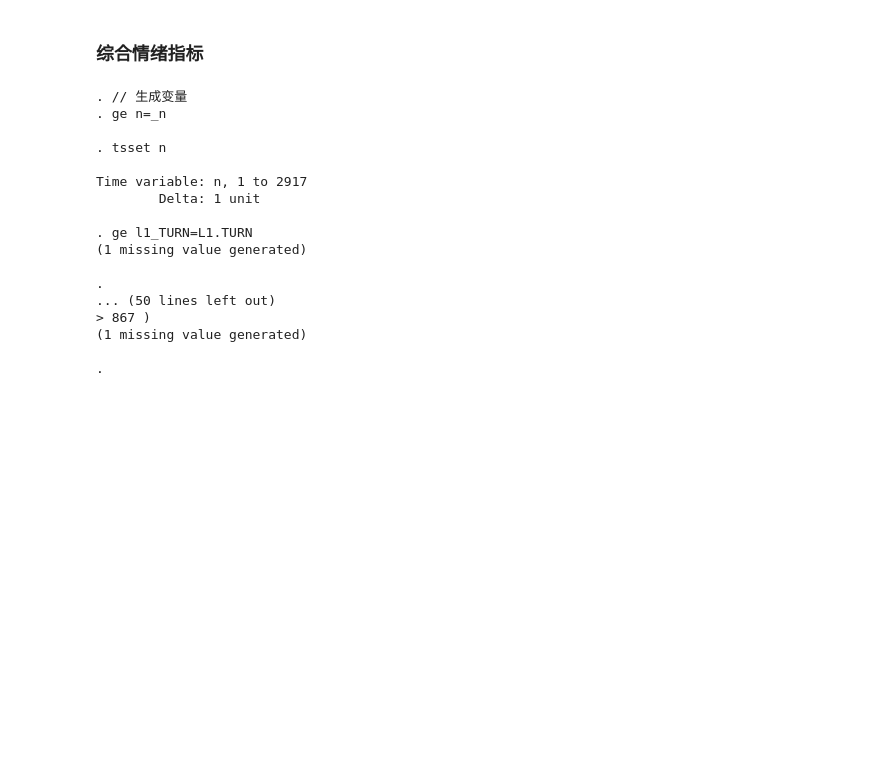
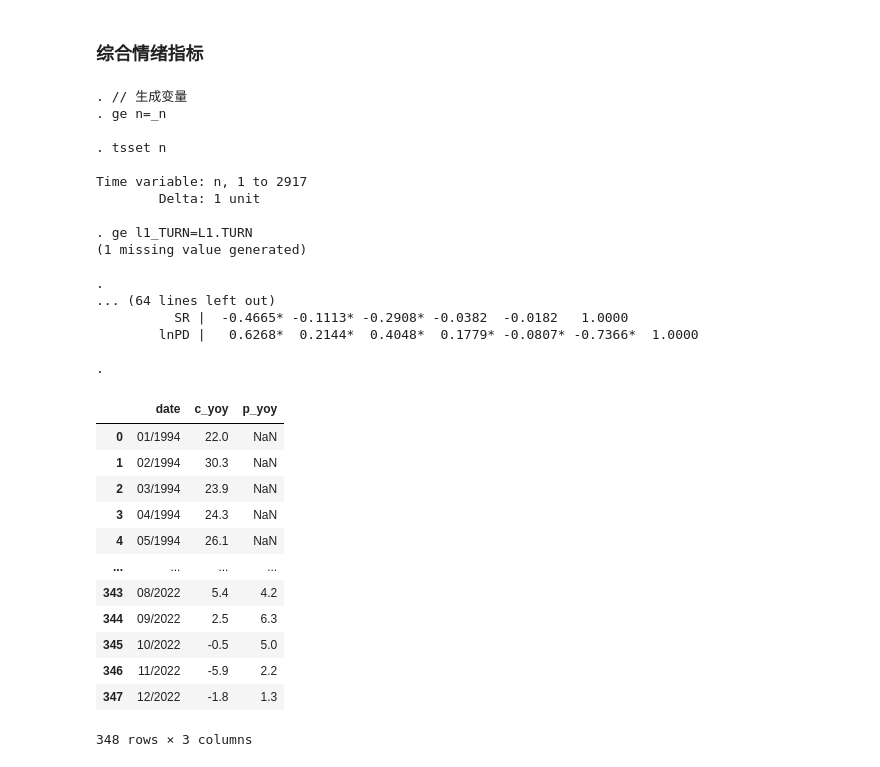
Before and after one commit to Colin-Bao/Investor-Sentiment, a Jupyter notebook: notebooks/IS-FinMarket.ipynb, the cells around one changed output. Cells and saved outputs as stored; diff of their text form; code cells hidden in the pictures; blank space fills up the shorter version.

```diff
--- a/notebooks/IS-FinMarket.ipynb
+++ b/notebooks/IS-FinMarket.ipynb
@@ -517,6 +517,9 @@ ge l1_TURN=L1.TURN
 pca CEFD RIPO NIPO l1_TURN SR lnPD , mineigen(1)
 predict f1 f2 f3
 ge SENT_INDEX = (0.3790*f1 + 0.2021*f2 + 0.1867*f3 ) / (0.3790 + 0.2021 + 0.1867 )
+
+//corr
+pwcorr SENT_INDEX CEFD RIPO NIPO l1_TURN SR lnPD,star(0.01)
 # %% [output]
 . // 生成变量
 . ge n=_n
@@ -530,10 +533,26 @@ Time variable: n, 1 to 2917
 (1 missing value generated)
 
 .
-... (50 lines left out)
-> 867 )
-(1 missing value generated)
+... (64 lines left out)
+          SR |  -0.4665* -0.1113* -0.2908* -0.0382  -0.0182   1.0000
+        lnPD |   0.6268*  0.2144*  0.4048*  0.1779* -0.0807* -0.7366*  1.0000
 
 .
 # %%
 # @formatter:on
+# %%
+pd.read_csv("/data/DataSets/MACRO_DATA/MACRO_DATA.csv")
+# %% [output]
+|  | date | c_yoy | p_yoy |
+| 0 | 01/1994 | 22.0 | NaN |
+| 1 | 02/1994 | 30.3 | NaN |
+| 2 | 03/1994 | 23.9 | NaN |
+| 3 | 04/1994 | 24.3 | NaN |
+| 4 | 05/1994 | 26.1 | NaN |
+| ... | ... | ... | ... |
+| 343 | 08/2022 | 5.4 | 4.2 |
+| 344 | 09/2022 | 2.5 | 6.3 |
+| 345 | 10/2022 | -0.5 | 5.0 |
+| 346 | 11/2022 | -5.9 | 2.2 |
+| 347 | 12/2022 | -1.8 | 1.3 |
+348 rows × 3 columns
```
